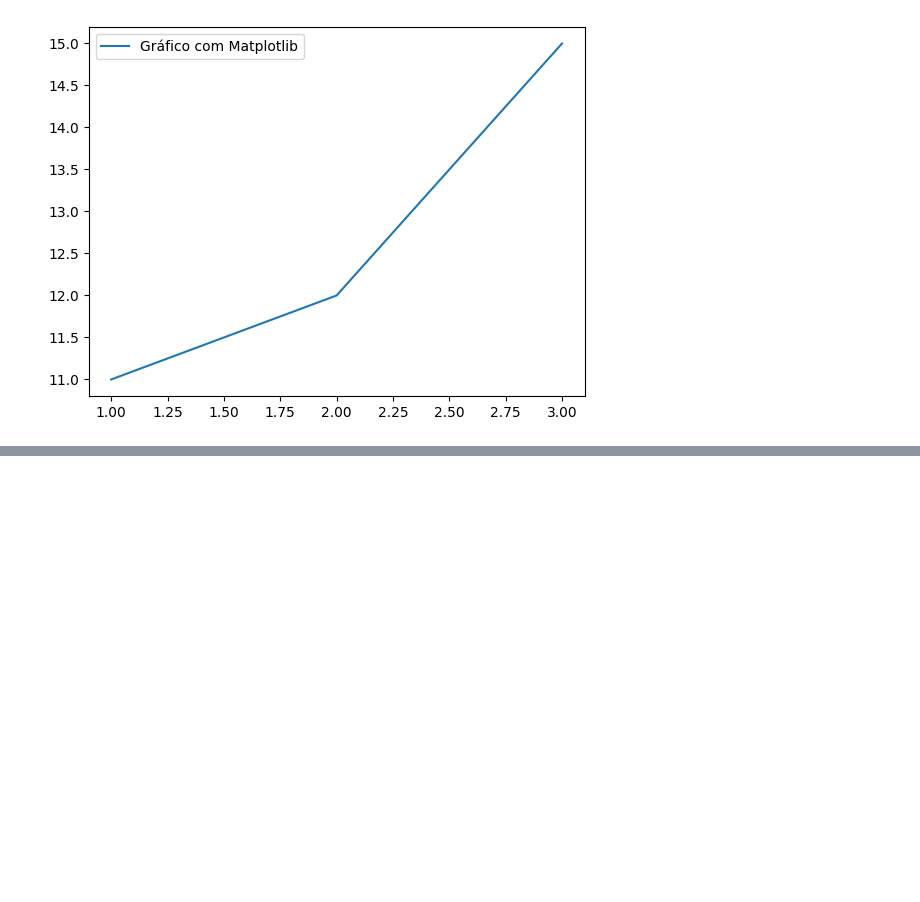
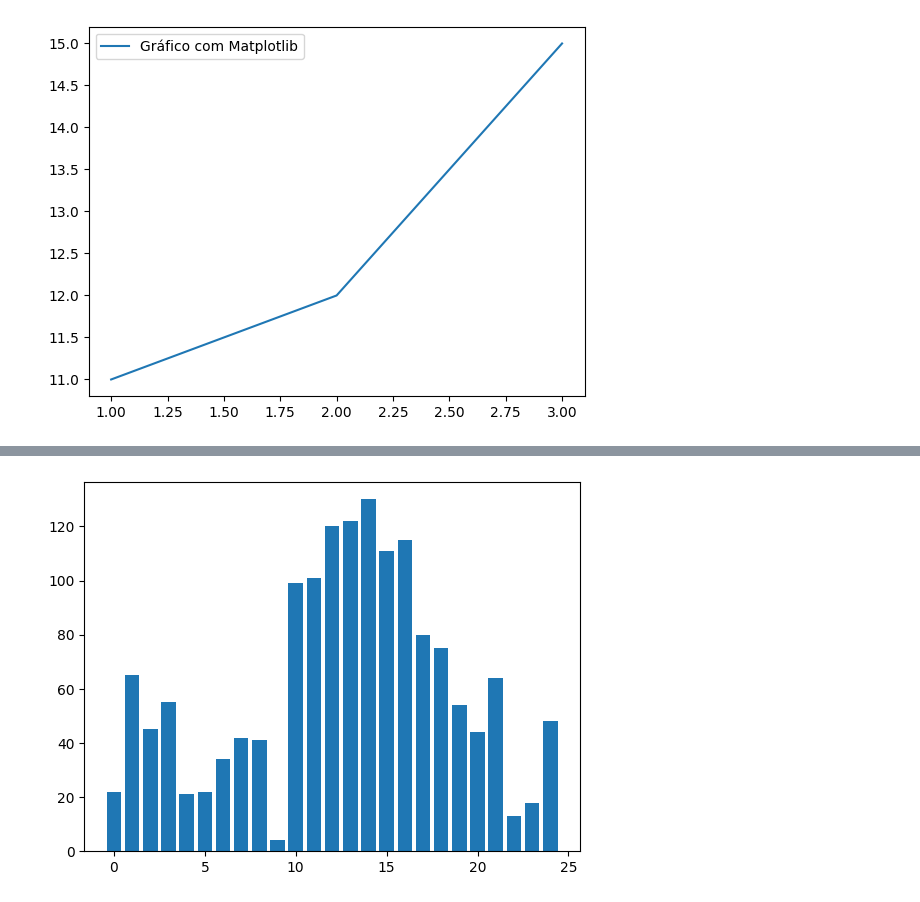
Before and after one commit to GChandrone/PythonDSA, a Jupyter notebook: Cap11/DSA-Python-Cap11-Matplotlib.ipynb, the cells around one changed output, grey strips where cells are left out. Cells and saved outputs as stored; diff of their text form; code cells hidden in the pictures; blank space fills up the shorter version.

```diff
--- a/Cap11/DSA-Python-Cap11-Matplotlib.ipynb
+++ b/Cap11/DSA-Python-Cap11-Matplotlib.ipynb
@@ -63,0 +101,5 @@ plt.show()
+# %%
+plt.bar(ids, idades)
+plt.show()
+# %% [output]
+[figure, added]
```
Also changed, not shown: parts of 12 cells of this notebook.
